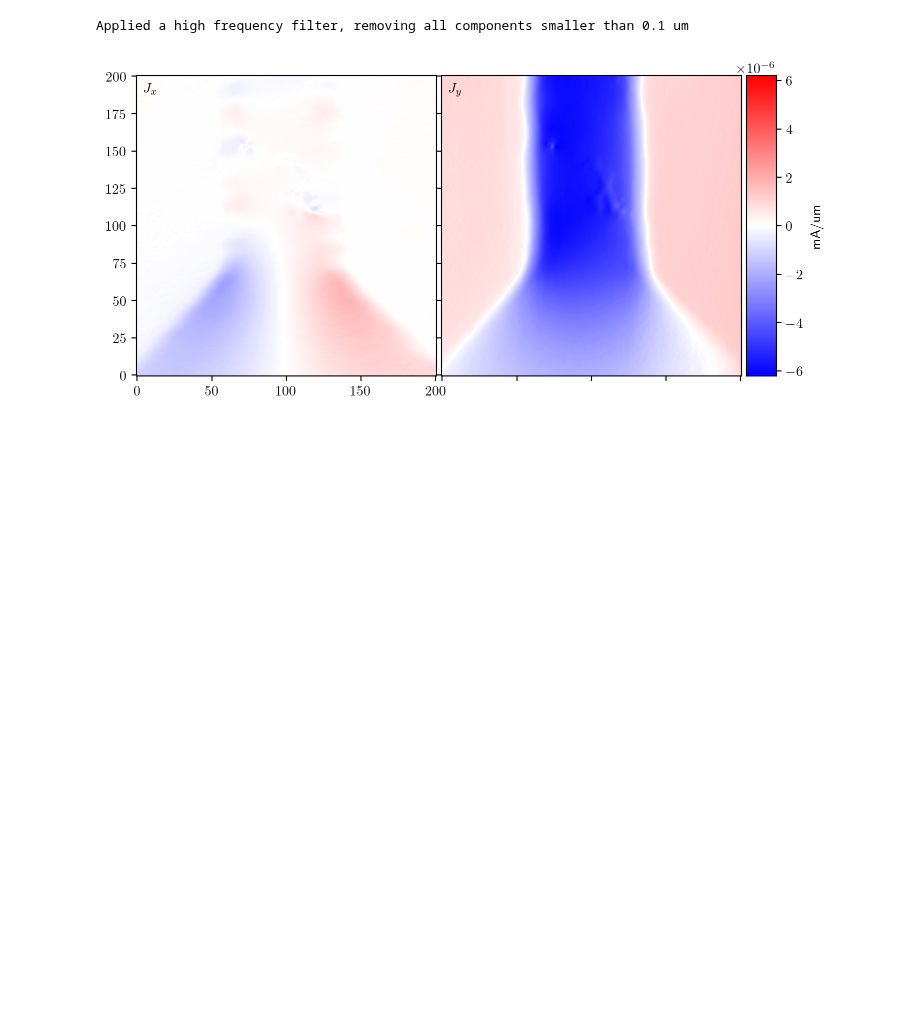
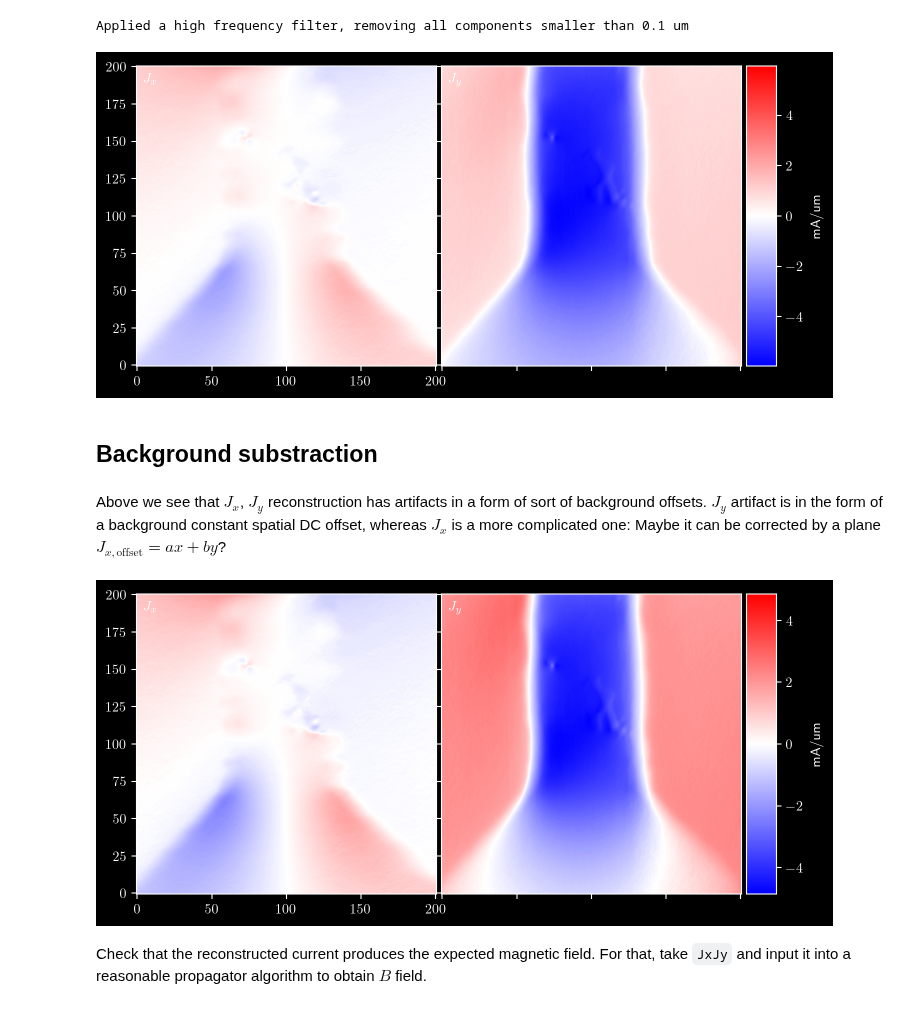
Before and after one commit to DavidBroadway/magrec, a Jupyter notebook: magrec/notebooks/Test Magnetic Field Reconstruction/Test_Magnetic_Field_Recon.ipynb, the cells around one changed output. Drawn from its saved outputs; the diff is of its cells as text; code cells hidden in the pictures; blank space fills up the shorter version.

Commit message:
Test 2d current distribution propagation in notebooks

```diff
--- a/magrec/notebooks/Test Magnetic Field Reconstruction/Test_Magnetic_Field_Recon.ipynb
+++ b/magrec/notebooks/Test Magnetic Field Reconstruction/Test_Magnetic_Field_Recon.ipynb
@@ -91,9 +92,26 @@ JxJy = ft.backward(jxjy, dim=(-2, -1))
 # %% [output]
 Applied a high frequency filter, removing all components smaller than 0.1 um
 # %%
-plot_n_components(JxJy[:,100:301,100:301]* 1e-6, symmetric=True, labels=[r"$J_x$", r"$J_y$"], cmap="bwr", units="mA/um",
+plot_n_components(JxJy[:,100:301,100:301], symmetric=True, labels=[r"$J_x$", r"$J_y$"], cmap="bwr", units="mA/um",
 imshow_kwargs={
     "interpolation": "bicubic",
     })
 # %% [output]
-[figure, old version]
+[figure, new version]
+# %% [markdown]
+## Background substraction
+# %% [markdown]
+Above we see that $J_x$, $J_y$ reconstruction has artifacts in a form of sort of background offsets. $J_y$ artifact is in the form of a background constant spatial DC offset, whereas $J_x$ is a more complicated one: Maybe it can be corrected by a plane $J_{x, \text{offset}} = ax + by$?
+# %%
+# there is a wrong way to correct the current density by subtracting the mean of each component across the image
+# plotting the result, we see that the effect is not becaucase of the mean shift
+def wrong_correct_background(J: torch.tensor):
+    J = J - J.mean(dim=(-2, -1), keepdim=True)
+    return J
+
+plot_n_components(wrong_correct_background(JxJy[:,100:301,100:301]), symmetric=True, labels=[r"$J_x$", r"$J_y$"], cmap="bwr", units="mA/um",
+imshow_kwargs={
+    "interpolation": "bicubic",
+    })
+# %% [output]
+[figure, added]
@@ -99,0 +128,2 @@ imshow_kwargs={
+# %% [markdown]
+Check that the reconstructed current produces the expected magnetic field. For that, take `JxJy` and input it into a reasonable propagator algorithm to obtain $B$ field.
```
Also changed, not shown: parts of 9 cells of this notebook, 3 other files.
